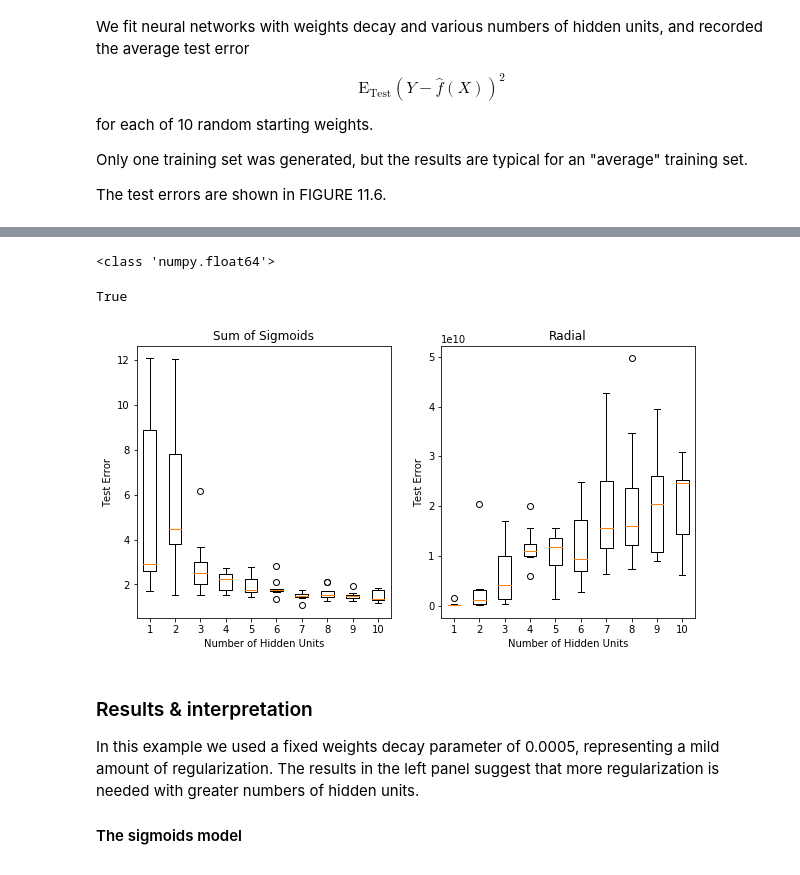
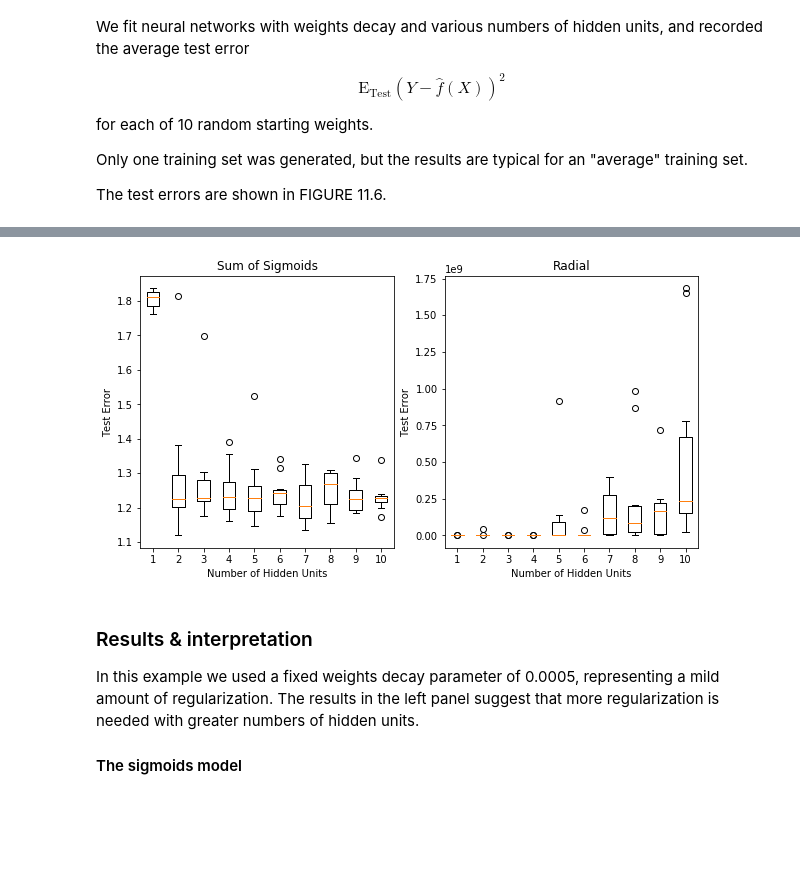
Before and after one commit to dgkim5360/the-elements-of-statistical-learning-notebooks, a Jupyter notebook: chapter11-neural-networks/section06-example-simulated-data.ipynb, the cells around one changed output, grey strips where cells are left out. Saved outputs shown, nothing was run; the diff lists cells and outputs as text; code cells hidden in the pictures; blank space fills up the shorter version.

```diff
--- a/chapter11-neural-networks/section06-example-simulated-data.ipynb
+++ b/chapter11-neural-networks/section06-example-simulated-data.ipynb
@@ -179,19 +218,21 @@ print(errrate_bayes_radial, errrate_bayes_sigmoid)
 %%time
 # Try only the best model for plot
 # We already know which model is the best (as the book said)
-niter = 50000
+epochs = 1000
 weight_decay = 0.0005
 
-model = torch.nn.Sequential(torch.nn.Linear(2, 2, bias=False),
-                            torch.nn.Sigmoid(),
-                            torch.nn.Linear(2, 1, bias=False))
+model = SigmoidModel(2)
+# model = torch.nn.Sequential(torch.nn.Linear(2, 2, bias=False),
+#                             torch.nn.ReLU(),
+#                             torch.nn.Linear(2, 1, bias=False),
+#                             torch.nn.Sigmoid())
 optimizer = torch.optim.SGD(model.parameters(),
                             lr=learning_rate,
                             weight_decay=weight_decay)
-loss_fn = torch.nn.MSELoss(size_average=False)
+loss_fn = torch.nn.MSELoss()
 
 # Train that model
-loss = train(model, loss_fn, optimizer, niter, torch_x_sigmoid, torch_y_sigmoid)
+loss = train(model, loss_fn, optimizer, epochs, torch_x_sigmoid, torch_y_sigmoid)
 
 # Plot
 linspace = scipy.linspace(-3, 3, 100)
@@ -216,7 +257,7 @@ surf_fitted = ax1.plot_surface(meshgrid_x, meshgrid_y, fitted_grid_z,
                                color='C3', alpha=.5, label='fitted')
 surf_fitted._facecolors2d = surf_fitted._facecolors3d
 surf_fitted._edgecolors2d = surf_fitted._edgecolors3d
-ax1.set_title('Neural Network with 2 Hidden Units and Weight Decay 0.1')
+ax1.set_title('Neural Network with 2 Hidden Units and Weight Decay 0.0005')
 ax1.legend()
 plt.show()
 # %% [output]
@@ -257,17 +267,19 @@ optimizers_radial = [
 # %%
 %%time
 # Try every possible sigmoid model
-niter = 30000
 errors_test_sigmoid = []
-for model, optimizer in zip(models_sigmoid, optimizers_sigmoid):
+for nhidden in range(1, 11):
     errors_per_model = []
     for _ in range(10):
-        loss_fn = torch.nn.MSELoss(size_average=False)
-        train(model, loss_fn, optimizer, niter, torch_x_sigmoid, torch_y_sigmoid)
+        model = SigmoidModel(nhidden)
+        loss_fn = torch.nn.MSELoss()
+        optimizer = torch.optim.SGD(model.parameters(),
+                                    lr=learning_rate,
+                                    weight_decay=weight_decay)
+        train(model, loss_fn, optimizer, epochs, torch_x_sigmoid, torch_y_sigmoid)
 
-        test_loss_fn = torch.nn.MSELoss()
         test_loss = test(model,
-                         test_loss_fn,
+                         loss_fn,
                          torch_x_sigmoid_test,
                          torch_y_sigmoid_test)
         # print(model, test_loss)
@@ -280,16 +292,18 @@ Wall time: 6min 5s
 %%time
 # Try every possible radial model
 errors_test_radial = []
-for model, optimizer in zip(models_radial, optimizers_radial):
-#     model.apply(torch.nn.init.normal)  # Reset the model
+for nhidden in range(1, 11):
     errors_per_model = []
     for _ in range(10):
-        loss_fn = torch.nn.MSELoss(size_average=False)
-        train(model, loss_fn, optimizer, niter, torch_x_radial, torch_y_radial)
+        model = RadialModel(nhidden)
+        loss_fn = torch.nn.MSELoss()
+        optimizer = torch.optim.SGD(model.parameters(),
+                                    lr=learning_rate,
+                                    weight_decay=weight_decay)
+        train(model, loss_fn, optimizer, epochs, torch_x_radial, torch_y_radial)
 
-        test_loss_fn = torch.nn.MSELoss()
         test_loss = test(model,
-                         test_loss_fn,
+                         loss_fn,
                          torch_x_radial_test,
                          torch_y_radial_test)
         errors_per_model.append(test_loss.data[0])
@@ -300,27 +314,20 @@ Wall time: 6min 11s
-# %%
-print(type(errrate_bayes_radial))
-arr = errors_test_radial/errrate_bayes_radial
-arr.shape
-arr[0,1] == errors_test_radial[0][1]/errrate_bayes_radial
-# %% [output]
-<class 'numpy.float64'>
-True
 # %%
+"""Results for the radial models explode, and I don't know why."""
 fig2 = plt.figure(2, figsize=(10, 5))
 ax21 = fig2.add_subplot(1, 2, 1)
 ax21.boxplot((errors_test_sigmoid/errrate_bayes_sigmoid).T)
 ax21.set_xlabel('Number of Hidden Units')
 ax21.set_ylabel('Test Error')
 ax21.set_title('Sum of Sigmoids')
 
 ax22 = fig2.add_subplot(1, 2, 2)
 ax22.boxplot((errors_test_radial/errrate_bayes_radial).T)
 ax22.set_xlabel('Number of Hidden Units')
 ax22.set_ylabel('Test Error')
 ax22.set_title('Radial')
 plt.show()
 # %% [output]
-[figure, old version]
+[figure, new version]
 # %% [markdown]
 ### Results & interpretation
 
```
Also changed, not shown: parts of 16 cells of this notebook.
